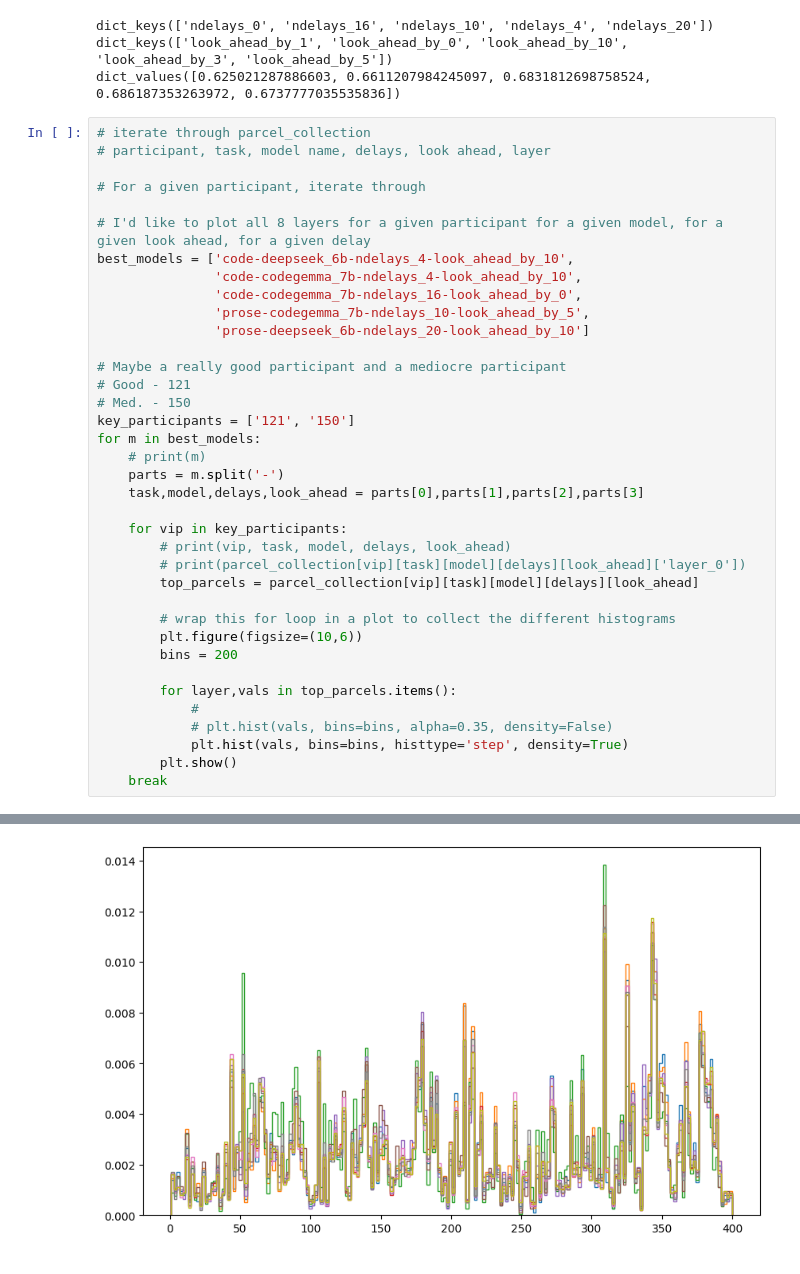
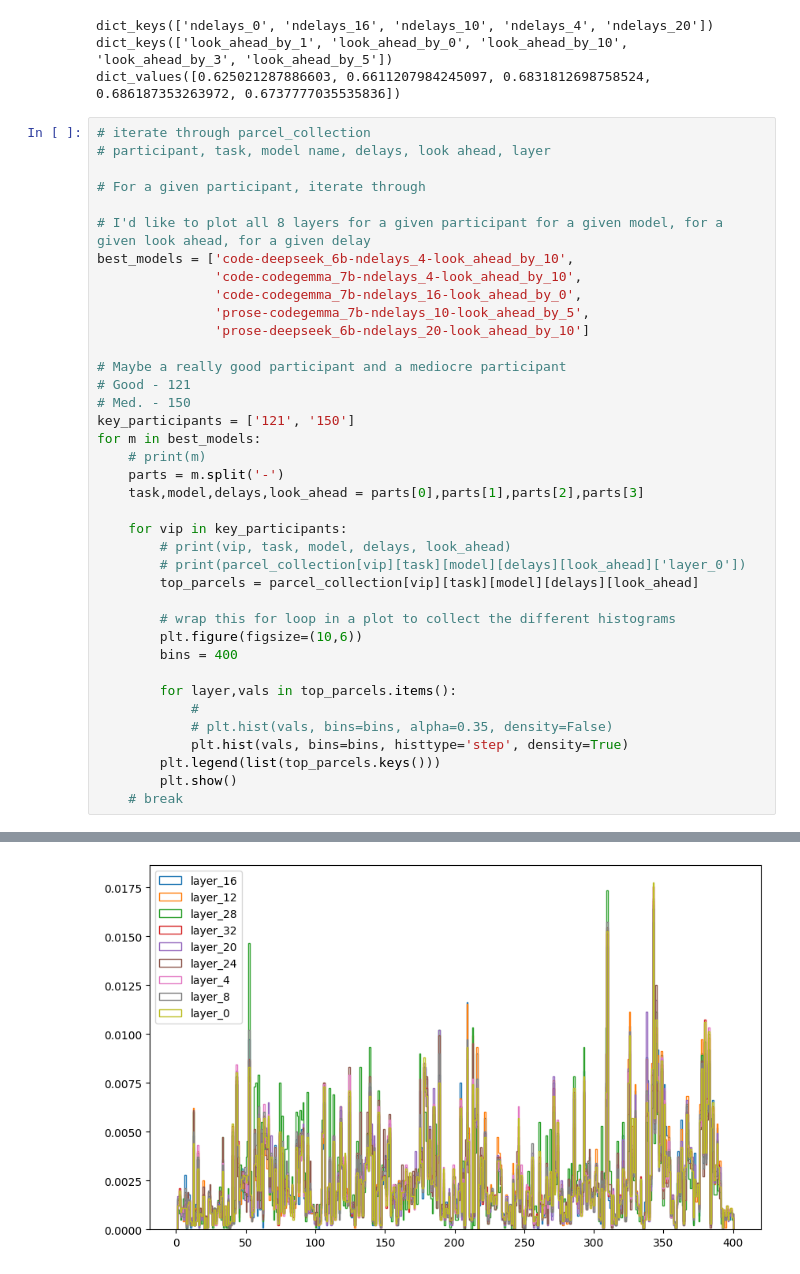
Before and after one commit to largehappygroup/fmri_model, a Jupyter notebook: analysis/fir/find_optimal_parameters.ipynb, the cells around one changed output, grey strips where cells are left out. Drawn from its saved outputs; the diff is of its cells as text.

Commit message:
working on plotting

```diff
--- a/analysis/fir/find_optimal_parameters.ipynb
+++ b/analysis/fir/find_optimal_parameters.ipynb
@@ -310,12 +301,13 @@ for m in best_models:
 
         # wrap this for loop in a plot to collect the different histograms
         plt.figure(figsize=(10,6))
-        bins = 200
+        bins = 400
 
         for layer,vals in top_parcels.items():
             #
             # plt.hist(vals, bins=bins, alpha=0.35, density=False)
             plt.hist(vals, bins=bins, histtype='step', density=True)
+        plt.legend(list(top_parcels.keys()))
         plt.show()
-    break
+    # break
 # %% [output]
@@ -323 +315 @@ for m in best_models:
-[figure, old version]
+[figure, new version]
```
Also changed, not shown: parts of 6 cells of this notebook, 2 other files.
